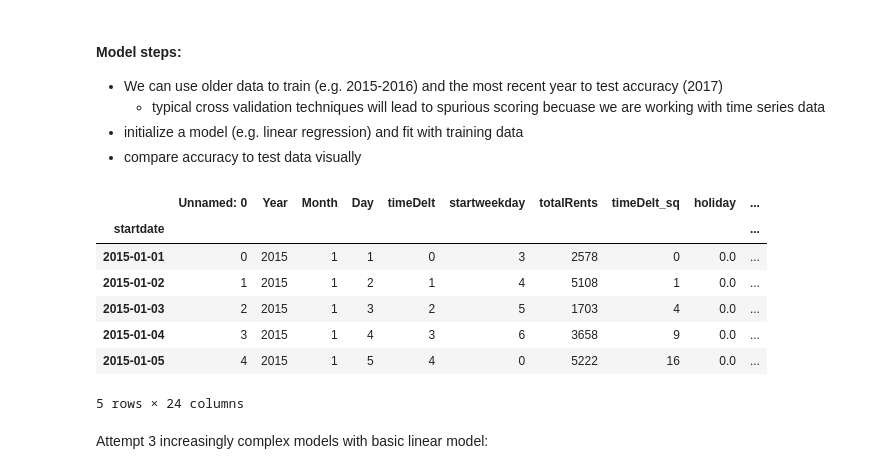
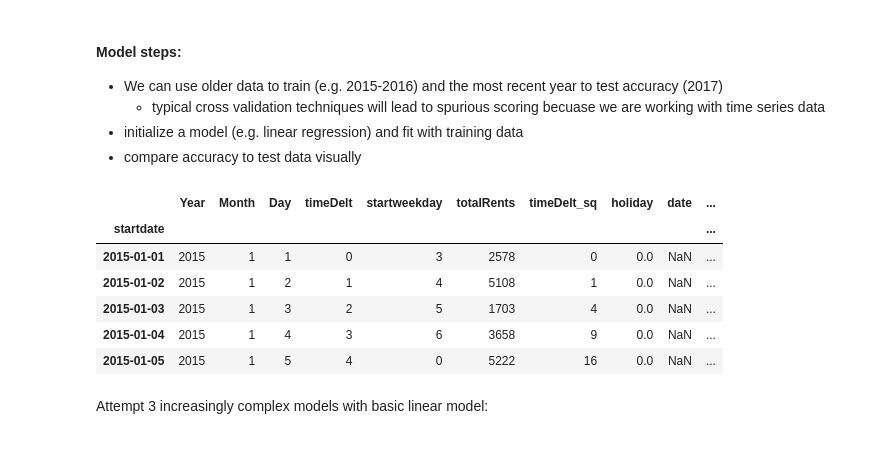
Before and after one commit to mskaerthomason/Springboard-Capstone-1, a Jupyter notebook: CapstoneDrafts/Bikeshare_train model.ipynb, the cells around one changed output. Cells and saved outputs as stored; diff of their text form; code cells hidden in the pictures.

```diff
--- a/CapstoneDrafts/Bikeshare_train model.ipynb
+++ b/CapstoneDrafts/Bikeshare_train model.ipynb
@@ -23,19 +23,20 @@ import scipy.stats as stats
 %matplotlib inline
 from sklearn.linear_model import LinearRegression
 from sklearn.model_selection import cross_val_score
+pd.set_option('display.max_columns', 100)
+pd.set_option('display.max_rows', 100)
 # %%
 totals = pd.read_csv('../CapstoneDrafts/data/2015_16totals.csv',
-                        parse_dates=True, index_col=4)
+                        parse_dates=True, index_col=3)
 totals.head()
 # %% [output]
-|  | Unnamed: 0 | Year | Month | Day | timeDelt | startweekday | totalRents | timeDelt_sq | holiday | ... |
+|  | Year | Month | Day | timeDelt | startweekday | totalRents | timeDelt_sq | holiday | date | ... |
 | startdate |  |  |  |  |  |  |  |  |  | ... |
-| 2015-01-01 | 0 | 2015 | 1 | 1 | 0 | 3 | 2578 | 0 | 0.0 | ... |
-| 2015-01-02 | 1 | 2015 | 1 | 2 | 1 | 4 | 5108 | 1 | 0.0 | ... |
-| 2015-01-03 | 2 | 2015 | 1 | 3 | 2 | 5 | 1703 | 4 | 0.0 | ... |
-| 2015-01-04 | 3 | 2015 | 1 | 4 | 3 | 6 | 3658 | 9 | 0.0 | ... |
-| 2015-01-05 | 4 | 2015 | 1 | 5 | 4 | 0 | 5222 | 16 | 0.0 | ... |
+| 2015-01-01 | 2015 | 1 | 1 | 0 | 3 | 2578 | 0 | 0.0 | NaN | ... |
+| 2015-01-02 | 2015 | 1 | 2 | 1 | 4 | 5108 | 1 | 0.0 | NaN | ... |
+| 2015-01-03 | 2015 | 1 | 3 | 2 | 5 | 1703 | 4 | 0.0 | NaN | ... |
+| 2015-01-04 | 2015 | 1 | 4 | 3 | 6 | 3658 | 9 | 0.0 | NaN | ... |
+| 2015-01-05 | 2015 | 1 | 5 | 4 | 0 | 5222 | 16 | 0.0 | NaN | ... |
-5 rows × 24 columns
 # %%
 #eliminate extraneous columns before proceeding
 X_main=totals.drop(['totalRents','date','station','startdate2'], axis=1)
```
Also changed, not shown: parts of 16 cells of this notebook, 1 other file.
